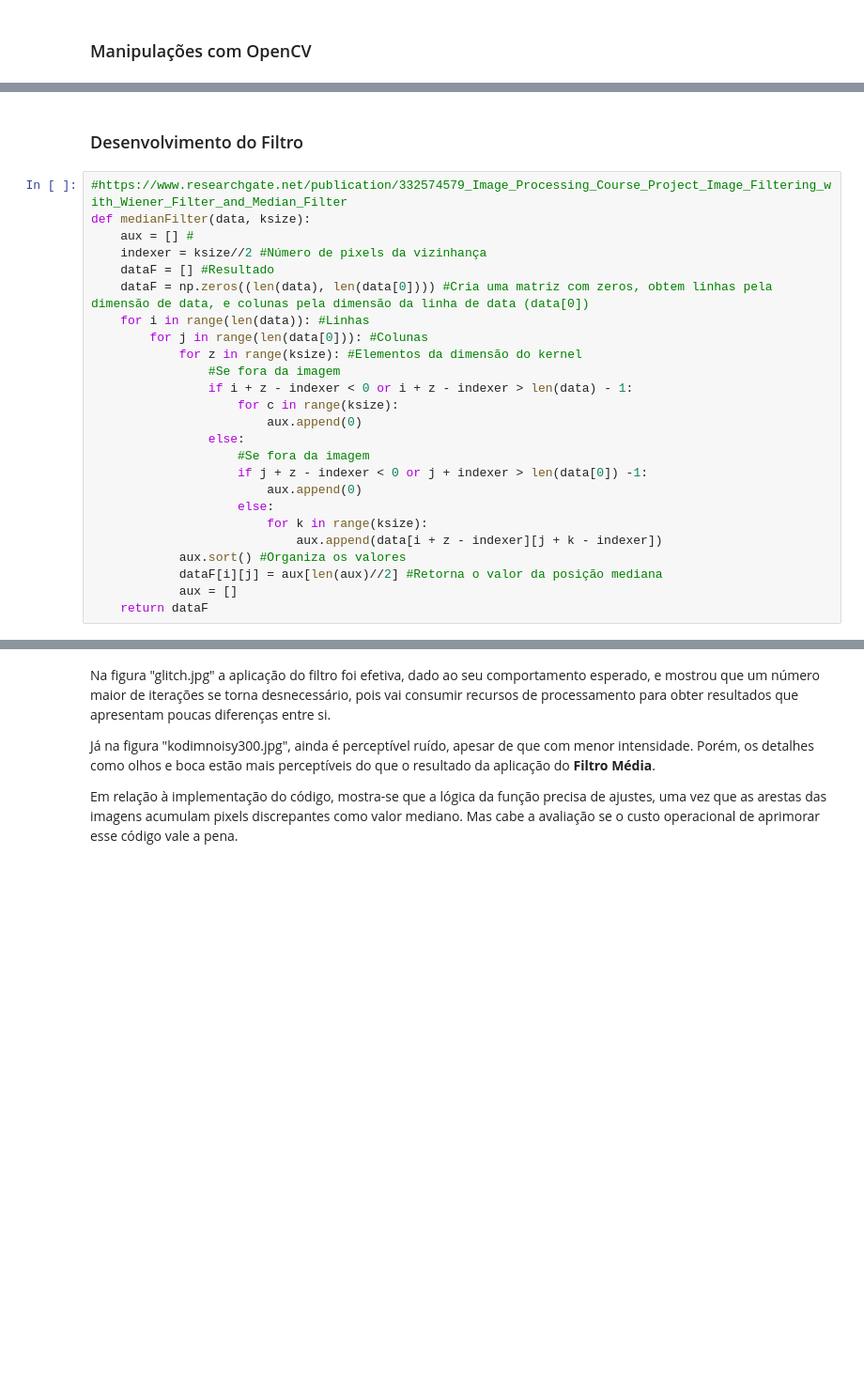
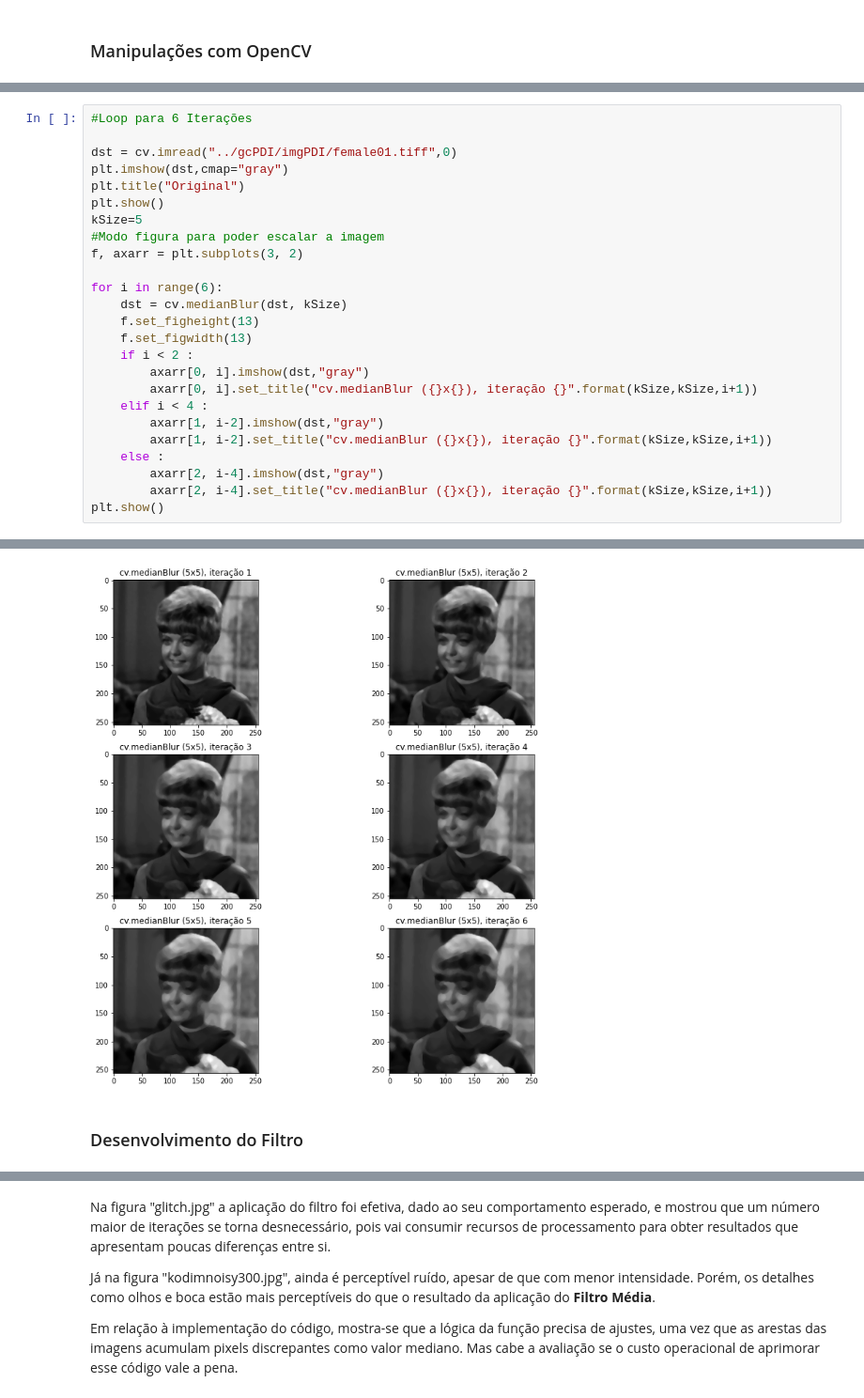
Before and after one commit to Err0rGCeni/studyLAPISCOOpenCV, a Jupyter notebook: gcPDI/gc02_02FiltroMediana.ipynb, the cells around one changed output, grey strips where cells are left out. Shown at 94% size. Cells and saved outputs as stored; diff of their text form; blank space fills up the shorter version.

```diff
--- a/gcPDI/gc02_02FiltroMediana.ipynb
+++ b/gcPDI/gc02_02FiltroMediana.ipynb
@@ -108,0 +96,26 @@ Iteração: 6
+# %%
+#Loop para 6 Iterações
+
+dst = cv.imread("../gcPDI/imgPDI/female01.tiff",0)
+plt.imshow(dst,cmap="gray")
+plt.title("Original")
+plt.show()
+kSize=5
+#Modo figura para poder escalar a imagem
+f, axarr = plt.subplots(3, 2)
+
+for i in range(6):
+    dst = cv.medianBlur(dst, kSize)
+    f.set_figheight(13)
+    f.set_figwidth(13)
+    if i < 2 :
+        axarr[0, i].imshow(dst,"gray")
+        axarr[0, i].set_title("cv.medianBlur ({}x{}), iteração {}".format(kSize,kSize,i+1))
+    elif i < 4 :
+        axarr[1, i-2].imshow(dst,"gray")
+        axarr[1, i-2].set_title("cv.medianBlur ({}x{}), iteração {}".format(kSize,kSize,i+1))
+    else :
+        axarr[2, i-4].imshow(dst,"gray")
+        axarr[2, i-4].set_title("cv.medianBlur ({}x{}), iteração {}".format(kSize,kSize,i+1))
+plt.show()
+# %% [output]
@@ -109,27 +123,3 @@ Iteração: 6
+[figure, added]
 # %% [markdown]
 ### Desenvolvimento do Filtro
-# %%
-#https://www.researchgate.net/publication/332574579_Image_Processing_Course_Project_Image_Filtering_with_Wiener_Filter_and_Median_Filter
-def medianFilter(data, ksize):
-    aux = [] #
-    indexer = ksize//2 #Número de pixels da vizinhança
-    dataF = [] #Resultado
-    dataF = np.zeros((len(data), len(data[0]))) #Cria uma matriz com zeros, obtem linhas pela dimensão de data, e colunas pela dimensão da linha de data (data[0])
-    for i in range(len(data)): #Linhas
-        for j in range(len(data[0])): #Colunas
-            for z in range(ksize): #Elementos da dimensão do kernel
-                #Se fora da imagem
-                if i + z - indexer < 0 or i + z - indexer > len(data) - 1:
-                    for c in range(ksize):
-                        aux.append(0)
-                else:
-                    #Se fora da imagem
-                    if j + z - indexer < 0 or j + indexer > len(data[0]) -1:
-                        aux.append(0)
-                    else:
-                        for k in range(ksize):
-                            aux.append(data[i + z - indexer][j + k - indexer])
-            aux.sort() #Organiza os valores
-            dataF[i][j] = aux[len(aux)//2] #Retorna o valor da posição mediana
-            aux = []
-    return dataF
```
Also changed, not shown: parts of 15 cells of this notebook, 19 other files.
